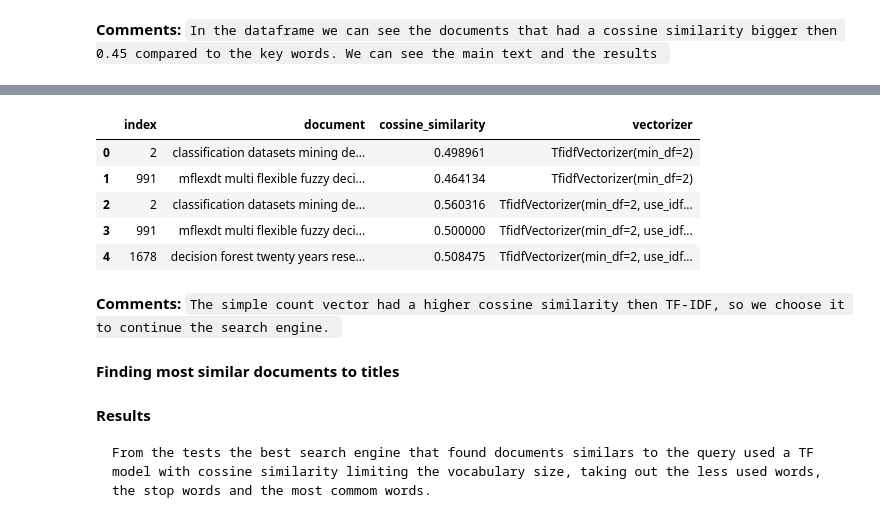
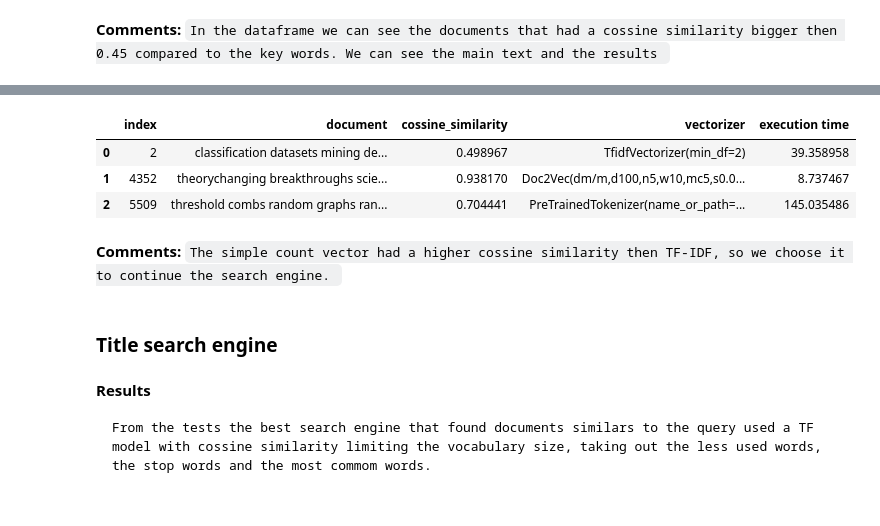
Before and after one commit to liasucf/TextMining, a Jupyter notebook: Project_Text_Mining (Search Engine).ipynb, the cells around one changed output, grey strips where cells are left out. Drawn from its saved outputs; the diff is of its cells as text; code cells hidden in the pictures.

Commit message:
notebooks for visualization and search engine

```diff
--- a/Project_Text_Mining (Search Engine).ipynb
+++ b/Project_Text_Mining (Search Engine).ipynb
@@ -59,0 +77,2 @@ We did experiments with:
+# %%
+data = pd.read_csv('dblp_2016_cleaned.csv')
@@ -65,3 +134,27 @@ query = ["decision", "tree", "classification"]
+# %%
+def encode_text(method,text, vectorizer):
+
+    if method  == "tfidf":
+        query_string = " ".join(text)
+        query_cleaned_string = clean_words(query_string)
+        query = [query_cleaned_string]
+        #turning the query into a vector with the same shape as the vectorizer
+        vector = vectorizer.transform(query)
+    if method == 'doc2vec':
+        #getting the query and cleaning words that are not in the vocabulary
+        query_string = " ".join(text)
+        query = word_tokenize(query_string)
+        #turning the query into a vector with the same shape as the vectorizer
+        vector = vectorizer.infer_vector(query)
+    if method == 'bert':
+        query_string = " ".join(text)
+        model = TFBertModel.from_pretrained("bert-base-uncased")
+        encoded_input = vectorizer(query_string, return_tensors='tf')
+        output = model(encoded_input)
+        bert_output = output.last_hidden_state.numpy()
+        vector = np.apply_along_axis(lambda x: np.mean(x), 1, bert_output)
+
+    return vector
 # %%
 #Function to get the cossine similarity between vectors
 def get_cosine_similarity(feature_vec_1, feature_vec_2):
@@ -88,7 +199,8 @@ def test_query_cossine_similarity(query, vectorizer):
     return most_similars_doc
 # %%
 #getting the most similars documents with the query
-most_similars_doc = test_query_cossine_similarity(query, vectorizer)
+vectorizer = fit_method("tfidf", data['text_clean'])
+most_similars_doc = test_query_cossine_similarity(query, vectorizer, "tfidf" )
 most_similars_df = pd.DataFrame.from_dict(most_similars_doc, orient='columns')
-most_similars_df.style.highlight_max(subset= ['cossine_similarity'] , color = 'green')
+most_similars_df
 # %% [output]
@@ -102,13 +214,14 @@ most_similars_df.style.highlight_max(subset= ['cossine_similarity'] , color = 'g
 # %%
-vectorizers = [TfidfVectorizer(min_df=2), TfidfVectorizer(min_df=2, use_idf=False)]
+methods = ["tfidf", "doc2vec","bert"]
 
 results = pd.DataFrame(columns = ['index', 'document', 'cossine_similarity', 'vectorizer'])
 
 #Chosing different vectorizers to do the text similarity from the search engine
-for vectorizer in vectorizers:
-    vectors = vectorizer.fit_transform(data['text_clean'])
-
-    most_similars_doc = test_query_cossine_similarity(query, vectorizer)
+for method in methods:
+    print('Calculating for method')
+    print(method)
+    vectorizer = fit_method(method, data['text_clean'])
+    most_similars_doc = test_query_cossine_similarity(query, vectorizer, method)
 
     results = results.append(pd.json_normalize(most_similars_doc))
     results.reset_index(drop=True, inplace=True)
@@ -119,16 +252,14 @@ for vectorizer in vectorizers:
 # %%
-results
+results.style.highlight_max(subset= ['cossine_similarity'] , color = 'green')
 # %% [output]
-|  | index | document | cossine_similarity | vectorizer |
-| 0 | 2 | classification datasets mining de... | 0.498961 | TfidfVectorizer(min_df=2) |
-| 1 | 991 | mflexdt multi flexible fuzzy deci... | 0.464134 | TfidfVectorizer(min_df=2) |
-| 2 | 2 | classification datasets mining de... | 0.560316 | TfidfVectorizer(min_df=2, use_idf... |
-| 3 | 991 | mflexdt multi flexible fuzzy deci... | 0.500000 | TfidfVectorizer(min_df=2, use_idf... |
-| 4 | 1678 | decision forest twenty years rese... | 0.508475 | TfidfVectorizer(min_df=2, use_idf... |
+|  | index | document | cossine_similarity | vectorizer | execution time |
+| 0 | 2 | classification datasets mining de... | 0.498967 | TfidfVectorizer(min_df=2) | 39.358958 |
+| 1 | 4352 | theorychanging breakthroughs scie... | 0.938170 | Doc2Vec(dm/m,d100,n5,w10,mc5,s0.0... | 8.737467 |
+| 2 | 5509 | threshold combs random graphs ran... | 0.704441 | PreTrainedTokenizer(name_or_path=... | 145.035486 |
 # %% [markdown]
 **Comments:** `The simple count vector had a higher cossine similarity then TF-IDF, so we choose it to continue the search engine. `
 # %% [markdown]
-**Finding most similar documents to titles**
+### Title search engine
 # %%
 df_connections = data[['title', 'text_clean', 'text_clean_tokenized','authors_clean', 'venue_clean']]
 # %%
```
Also changed, not shown: parts of 11 cells of this notebook, 12 other files.
